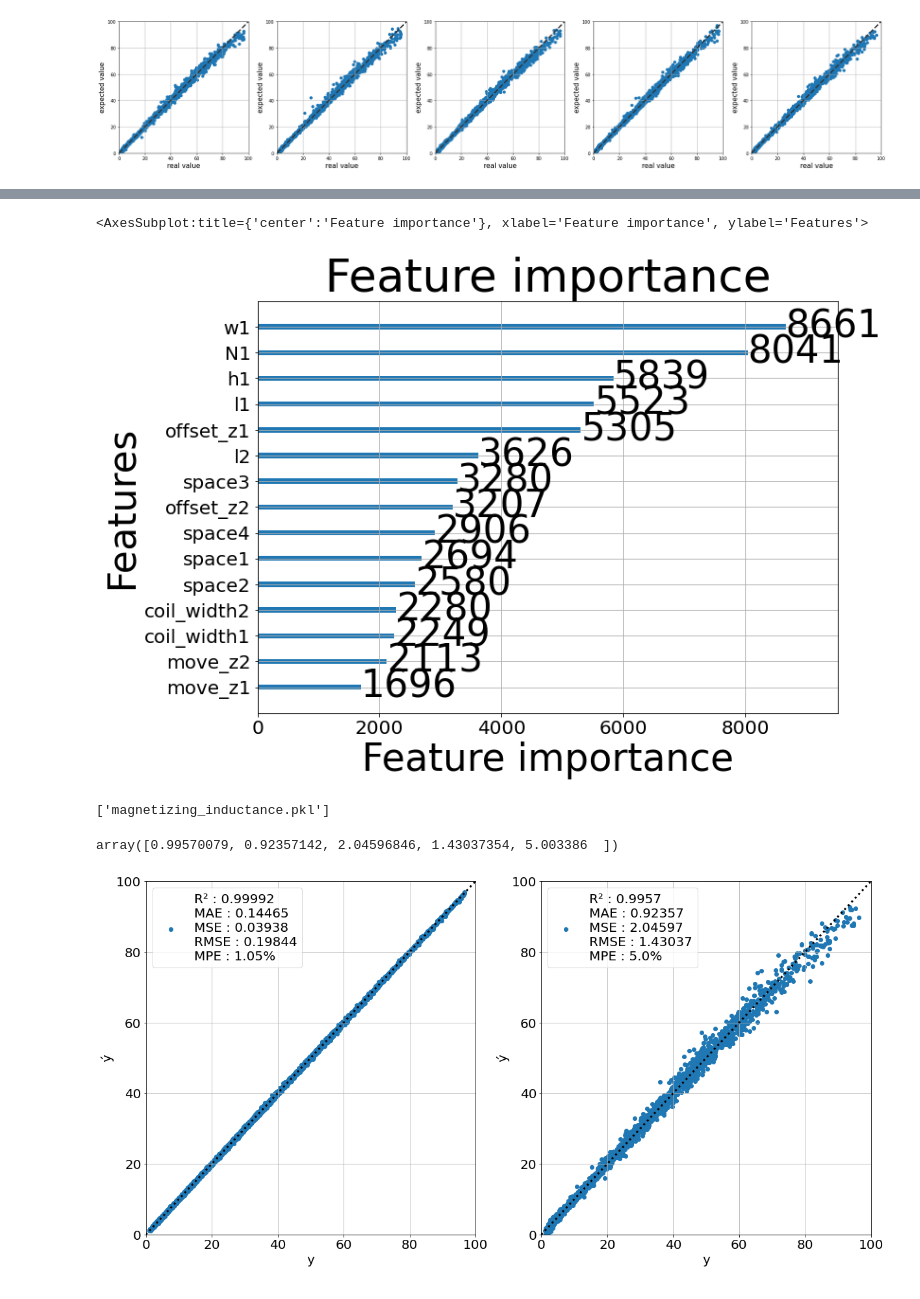
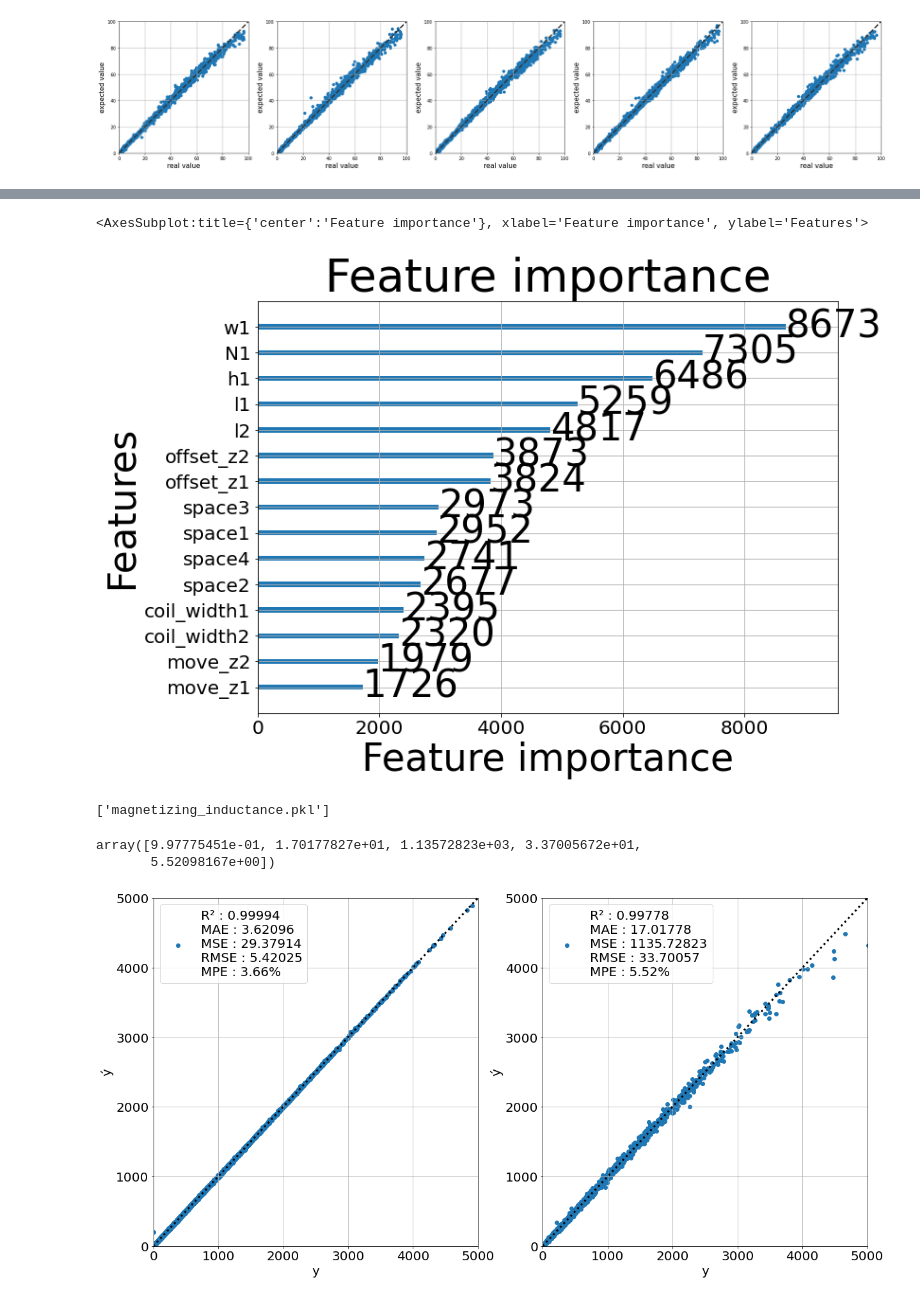
Before and after one commit to Schwalbe262/ML_MFT, a Jupyter notebook: core_type/solid_model/learning/ML_magnetizing_inductance.ipynb, the cells around one changed output, grey strips where cells are left out. Cells and saved outputs as stored; diff of their text form; code cells hidden in the pictures.

```diff
--- a/core_type/solid_model/learning/ML_magnetizing_inductance.ipynb
+++ b/core_type/solid_model/learning/ML_magnetizing_inductance.ipynb
@@ -50,14 +50,16 @@ column_names = ["N1","w1","l1","l2","h1","space1","space2","space3","space4","co
 
 pd_data = pd.DataFrame(raw_data, columns=column_names)
 
+#pd_data = pd_data[pd_data['Lmt']>3].reset_index(drop=True)
 
-temp = pd_data["Lmt"]
-temp = pd.DataFrame(temp)
-temp[temp["Lmt"]<5] = temp[temp["Lmt"]<20] * 1000
+temp = pd_data[["N1", "Lmt"]]
+temp[(temp["N1"]>6) & (temp["Lmt"]<10)] = temp[(temp["N1"]>6) & (temp["Lmt"]<10)] * 1000
 pd_data["Lmt"] = temp["Lmt"]
 
 
 pd_data.head()
+
+#temp.head()
 # %% [output]
 |  | N1 | w1 | l1 | l2 | h1 | space1 | space2 | space3 | space4 | coil_width1 | ... |
 | 0 | 5.0 | 80.0 | 25.0 | 90.0 | 131.0 | 18.0 | 28.0 | 12.0 | 40.0 | 8.0 | ... |
@@ -90,3 +92,5 @@ plt.show()
+# %%
+pd_data = pd_data[pd_data['Lmt']>30].reset_index(drop=True)
 # %%
 # 7. define outlier search function
 def get_outlier(df=None, column=None, weight=1.5):
@@ -107,8 +111,8 @@ def get_outlier(df=None, column=None, weight=1.5):
 
     return outlier_index
 
-#col_input = list(pd_data.columns)[:-3]
-col_input = list(pd_data.columns)
+col_input = list(pd_data.columns)[:-3]
+#col_input = list(pd_data.columns)
 
 # outlier 탐색 및 제거
 outlier_index = {}
@@ -403,7 +406,7 @@ fig, ax = plt.subplots(figsize=(11,8))
 plot_importance(model, ax)
 # %% [output]
 <AxesSubplot:title={'center':'Feature importance'}, xlabel='Feature importance', ylabel='Features'>
-[figure, old version]
+[figure, new version]
 # %%
 import joblib
 
@@ -411,9 +414,12 @@ joblib.dump(model, 'magnetizing_inductance.pkl')
 # %% [output]
 ['magnetizing_inductance.pkl']
 # %%
-load_model = joblib.load('leakage_inductance.pkl')
+load_model = joblib.load('magnetizing_inductance.pkl')
 # %%
-verify_plot(load_model, train_data, test_data, parameter, xlim=[0,100], ylim=[0,100], legend=True)
+parameter = "Lmt"
+
+verify_plot(load_model, train_data, test_data, parameter, xlim=[0,5000], ylim=[0,5000], legend=True)
 # %% [output]
-array([0.99570079, 0.92357142, 2.04596846, 1.43037354, 5.003386  ])
+array([9.97775451e-01, 1.70177827e+01, 1.13572823e+03, 3.37005672e+01,
+       5.52098167e+00])
-[figure, old version]
+[figure, new version]
```
Also changed, not shown: parts of 8 cells of this notebook, 7 other files.
